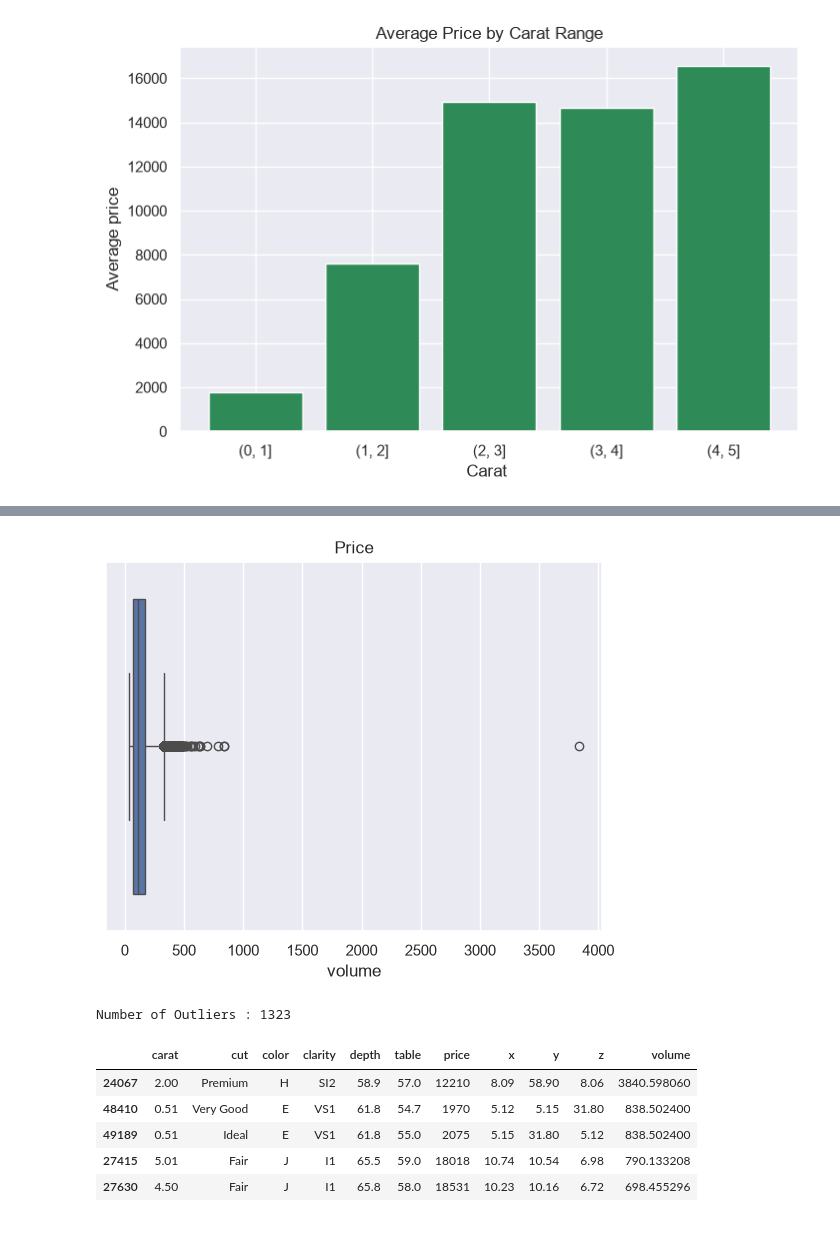
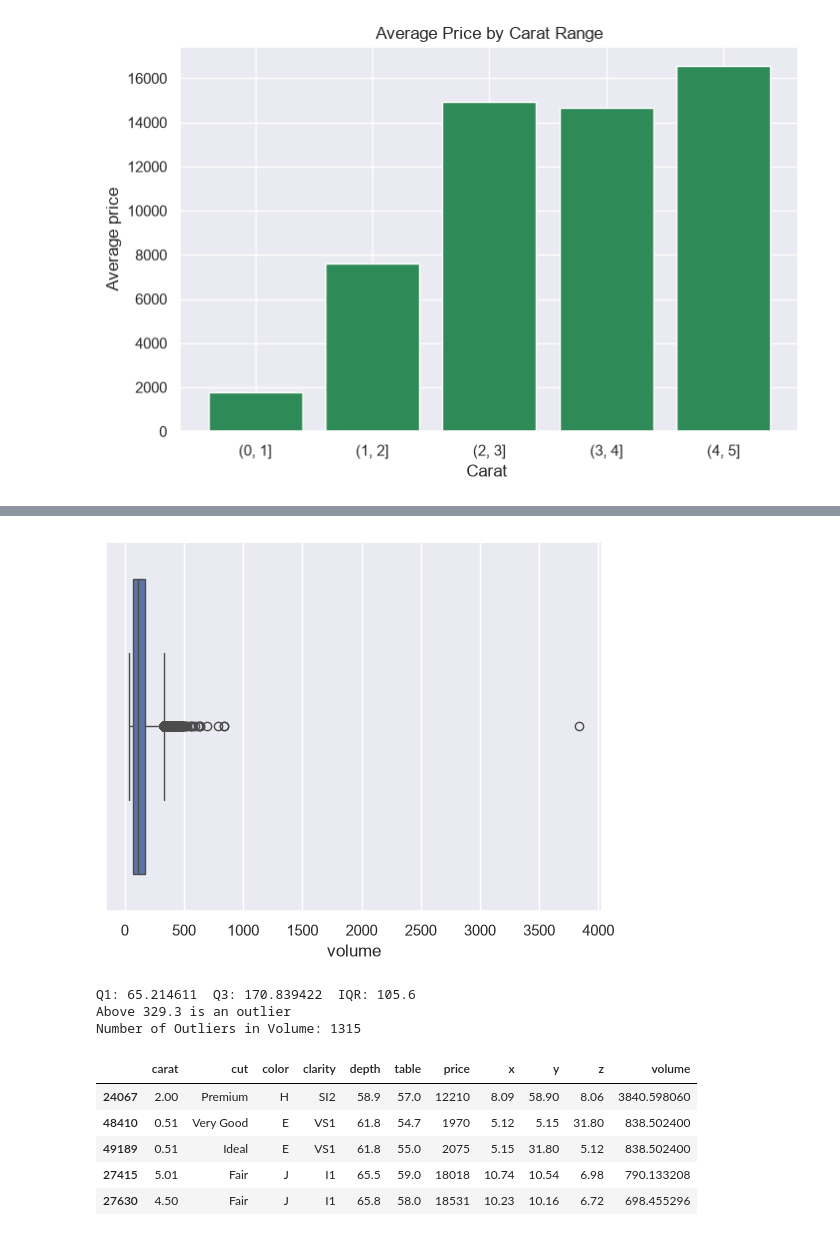
Before and after one commit to amnarashid14/Python-for-AI, a Jupyter notebook: notebooks/Week 4/Day 17/practice.ipynb, the cells around one changed output, grey strips where cells are left out. Cells and saved outputs as stored; diff of their text form; code cells hidden in the pictures.

```diff
--- a/notebooks/Week 4/Day 17/practice.ipynb
+++ b/notebooks/Week 4/Day 17/practice.ipynb
@@ -135,21 +183,26 @@ df.shape
 # %%
+# Finding outliers in Volume
 sns.boxplot(data= df, x="volume")
-plt.title("Price")
+# plt.title("Volume")
 plt.show()
 # %% [output]
-[figure, old version]
+[figure, new version]
 # %%
-q1 = df["volume"].quantile(0.25)
-q3 = df["volume"].quantile(0.75)
 
-iqr = q3 -q1
-high = q3 + 1.5 * iqr
+q1_v = df["volume"].quantile(0.25)
+q3_v = df["volume"].quantile(0.75)
 
-outliers = df[df["volume"] > high]
-print(f"Number of Outliers : {len(outliers)}")
-outliers.sort_values("volume", ascending=False).head()
+iqr_v = q3_v - q1_v
+high_v = q3_v + 1.5 * iqr_v
+print("Q1:", q1_v, " Q3:", q3_v, " IQR:", round(iqr_v, 1))
+print("Above", round(high_v, 1), "is an outlier")
+outliers_v = df[df["volume"] > high_v]
+print(f"Number of Outliers in Volume: {len(outliers_v)}")
+outliers_v.sort_values("volume", ascending=False).head()
 # %% [output]
-Number of Outliers : 1323
+Q1: 65.214611  Q3: 170.839422  IQR: 105.6
+Above 329.3 is an outlier
+Number of Outliers in Volume: 1315
 |  | carat | cut | color | clarity | depth | table | price | x | y | z | volume |
 | 24067 | 2.00 | Premium | H | SI2 | 58.9 | 57.0 | 12210 | 8.09 | 58.90 | 8.06 | 3840.598060 |
 | 48410 | 0.51 | Very Good | E | VS1 | 61.8 | 54.7 | 1970 | 5.12 | 5.15 | 31.80 | 838.502400 |
```
Also changed, not shown: parts of 30 cells of this notebook, 5 other files.
